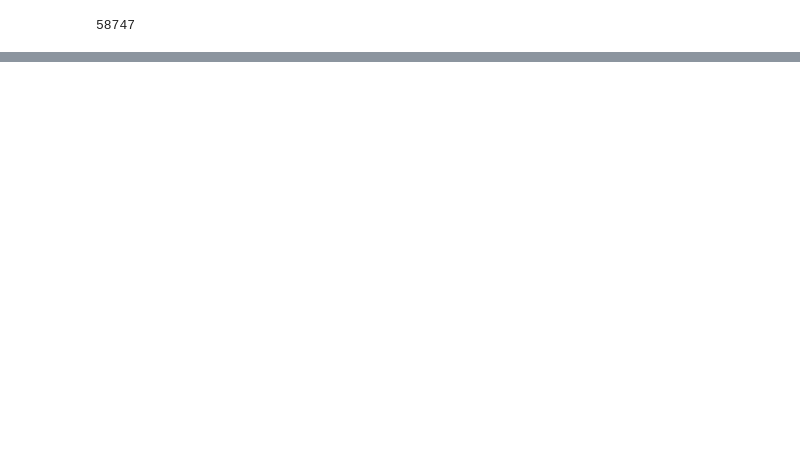
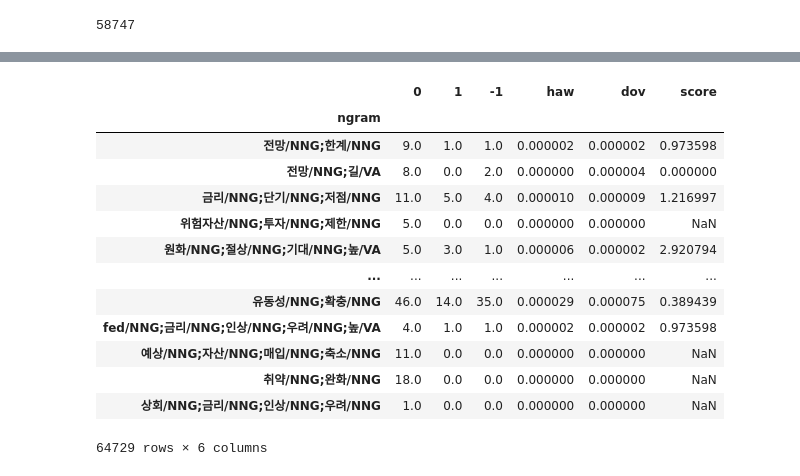
Before and after one commit to Dev-hottae/bok_project, a Jupyter notebook: a.ipynb, the cells around one changed output, grey strips where cells are left out. Cells and saved outputs as stored; diff of their text form; code cells hidden in the pictures; blank space fills up the shorter version.

```diff
--- a/a.ipynb
+++ b/a.ipynb
@@ -912,0 +699,2 @@ NameError: name 'train_df' is not defined
+# %%
+train_data = pd.read_json('final_ngram_comma.json')
@@ -912,0 +703,2 @@ NameError: name 'train_df' is not defined
+# %%
+ng = ngram.ngram()
@@ -912,0 +848,17 @@ NameError: name 'train_df' is not defined
+# %%
+import pandas as pd
+train_data = pd.read_json('final_ngram_comma.json')
+train_data['date'] = list(map(lambda i : i.date(), train_data['date']))
+train_data.set_index('date', inplace=True)
+
+import datetime
+train_data = train_data.iloc[(train_data.index >= datetime.date(2005,5,1)) & (train_data.index <= datetime.date(2017,12,31))]
+
+train_data['ngram'] = list(map(lambda i : i.split(','), train_data['ngram']))
+
+# # file list 만큼 돌기
+# cd_df = pd.read_json(ng.file_list[14])
+# cd_df['date'] = list(map(lambda i : i.date(), cd_df['date']))
+# cd_df.set_index('date', inplace=True)
+
+# train_data['ud'] = cd_df['ud']
@@ -912,0 +1087,17 @@ NameError: name 'train_df' is not defined
+# %%
+nbc.df
+# %% [output]
+|  | 0 | 1 | -1 | haw | dov | score |
+| ngram |  |  |  |  |  |  |
+| 전망/NNG;한계/NNG | 9.0 | 1.0 | 1.0 | 0.000002 | 0.000002 | 0.973598 |
+| 전망/NNG;길/VA | 8.0 | 0.0 | 2.0 | 0.000000 | 0.000004 | 0.000000 |
+| 금리/NNG;단기/NNG;저점/NNG | 11.0 | 5.0 | 4.0 | 0.000010 | 0.000009 | 1.216997 |
+| 위험자산/NNG;투자/NNG;제한/NNG | 5.0 | 0.0 | 0.0 | 0.000000 | 0.000000 | NaN |
+| 원화/NNG;절상/NNG;기대/NNG;높/VA | 5.0 | 3.0 | 1.0 | 0.000006 | 0.000002 | 2.920794 |
+| ... | ... | ... | ... | ... | ... | ... |
+| 유동성/NNG;확충/NNG | 46.0 | 14.0 | 35.0 | 0.000029 | 0.000075 | 0.389439 |
+| fed/NNG;금리/NNG;인상/NNG;우려/NNG;높/VA | 4.0 | 1.0 | 1.0 | 0.000002 | 0.000002 | 0.973598 |
+| 예상/NNG;자산/NNG;매입/NNG;축소/NNG | 11.0 | 0.0 | 0.0 | 0.000000 | 0.000000 | NaN |
+| 취약/NNG;완화/NNG | 18.0 | 0.0 | 0.0 | 0.000000 | 0.000000 | NaN |
+| 상회/NNG;금리/NNG;인상/NNG;우려/NNG | 1.0 | 0.0 | 0.0 | 0.000000 | 0.000000 | NaN |
+64729 rows × 6 columns
```
Also changed, not shown: parts of 106 cells of this notebook, 2 other files.
